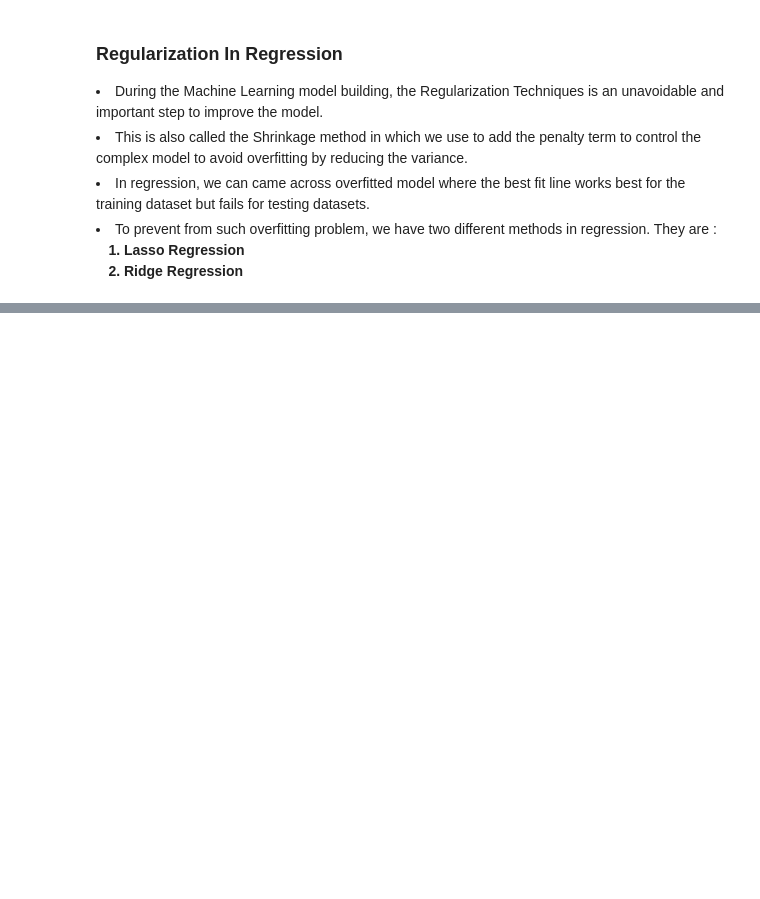
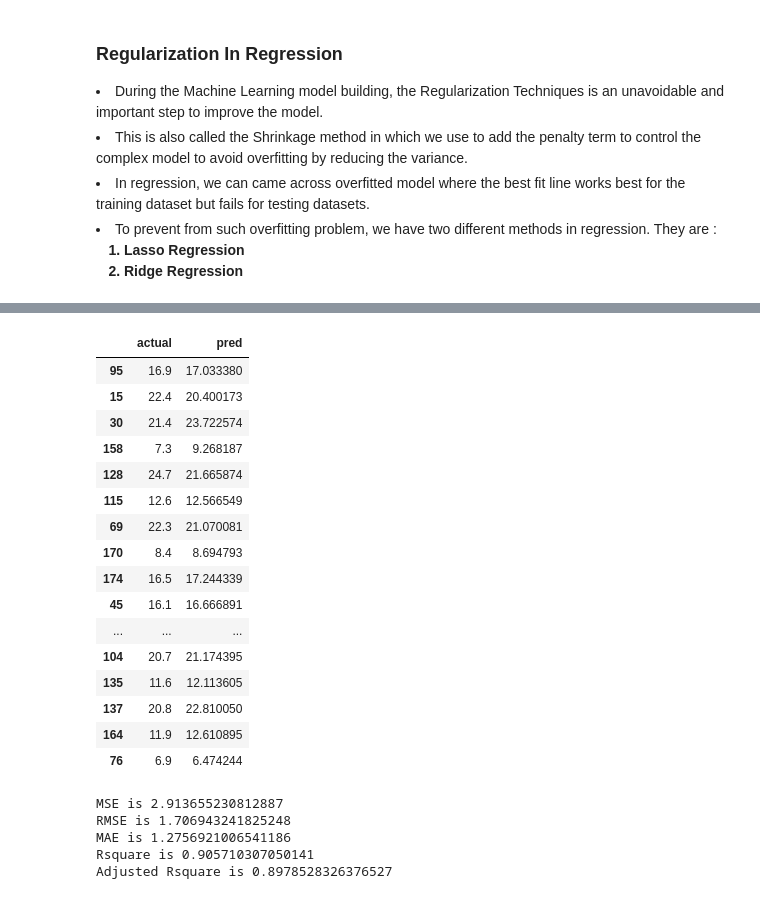
Before and after one commit to prabhat-123/Python_For_Data_Science, a Jupyter notebook: August_Lumbini_Course/notebooks/Linear_Regression.ipynb, the cells around one changed output, grey strips where cells are left out. Saved outputs shown, nothing was run; the diff lists cells and outputs as text; code cells hidden in the pictures; blank space fills up the shorter version.

```diff
--- a/August_Lumbini_Course/notebooks/Linear_Regression.ipynb
+++ b/August_Lumbini_Course/notebooks/Linear_Regression.ipynb
@@ -409,0 +497,2 @@ Adjusted Rsquare is 0.8980596164496728
+# %%
+ridge = Ridge(alpha = 150)
@@ -409,0 +507,2 @@ Adjusted Rsquare is 0.8980596164496728
+# %%
+predictions = ridge.predict(x_test)
@@ -409,0 +520,35 @@ Adjusted Rsquare is 0.8980596164496728
+# %%
+act_vs_pred_df = pd.DataFrame({"actual": y_test,
+                              "pred": predictions})
+
+act_vs_pred_df
+# %% [output]
+|  | actual | pred |
+| 95 | 16.9 | 17.033380 |
+| 15 | 22.4 | 20.400173 |
+| 30 | 21.4 | 23.722574 |
+| 158 | 7.3 | 9.268187 |
+| 128 | 24.7 | 21.665874 |
+| 115 | 12.6 | 12.566549 |
+| 69 | 22.3 | 21.070081 |
+| 170 | 8.4 | 8.694793 |
+| 174 | 16.5 | 17.244339 |
+| 45 | 16.1 | 16.666891 |
+| ... | ... | ... |
+| 104 | 20.7 | 21.174395 |
+| 135 | 11.6 | 12.113605 |
+| 137 | 20.8 | 22.810050 |
+| 164 | 11.9 | 12.610895 |
+| 76 | 6.9 | 6.474244 |
+# %%
+print("MSE is", mean_squared_error(y_test, predictions))
+print("RMSE is", mean_squared_error(y_test, predictions, squared=False))
+print("MAE is", mean_absolute_error(y_test, predictions))
+print("Rsquare is", r2_score(y_test, predictions))
+print("Adjusted Rsquare is", adjr2(y_test, predictions, y_test.shape[0], 3))
+# %% [output]
+MSE is 2.913655230812887
+RMSE is 1.706943241825248
+MAE is 1.2756921006541186
+Rsquare is 0.905710307050141
+Adjusted Rsquare is 0.8978528326376527
```
Also changed, not shown: parts of 17 cells of this notebook, 1 other file.
